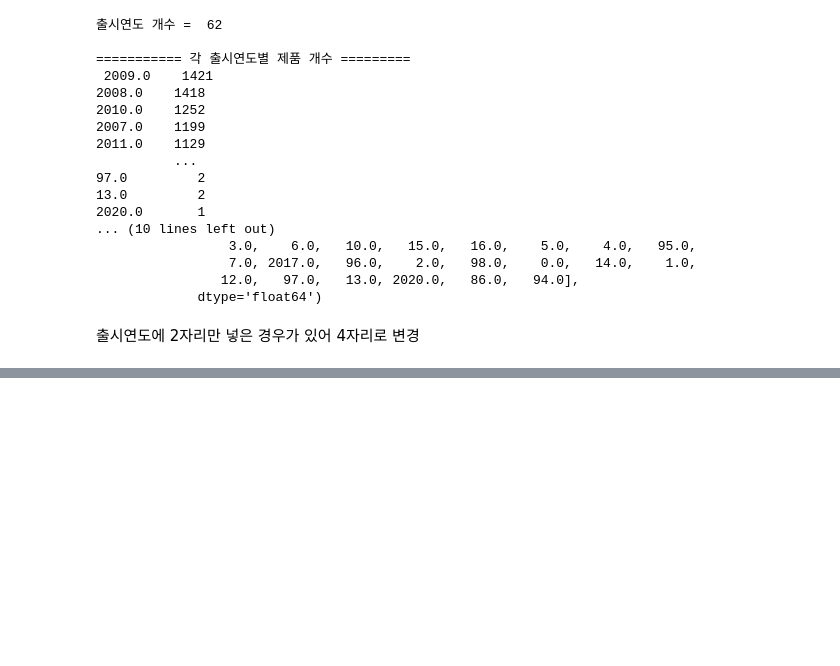
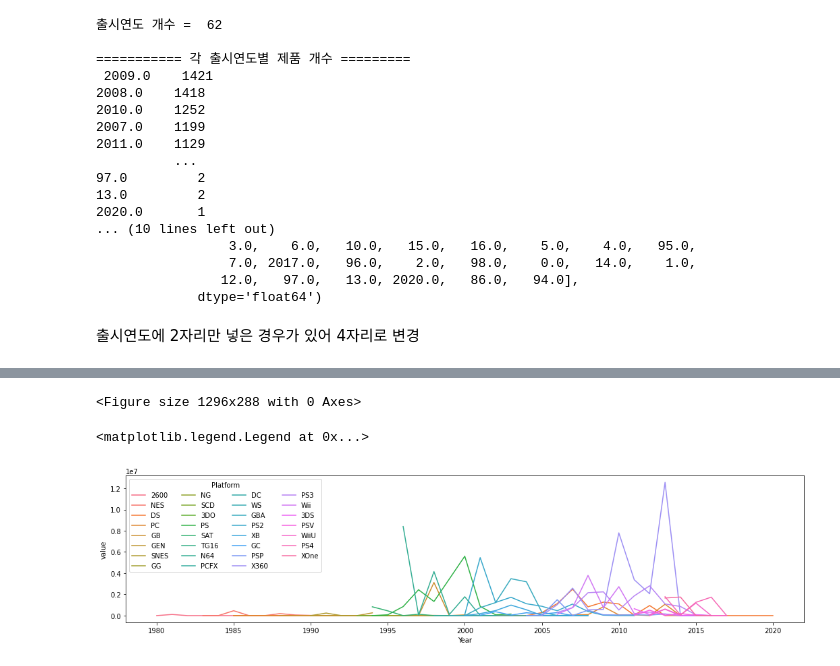
Before and after one commit to bhkwon89/Section1_project, a Jupyter notebook: Section1_Project.ipynb, the cells around one changed output, grey strips where cells are left out. Drawn from its saved outputs; the diff is of its cells as text; code cells hidden in the pictures; blank space fills up the shorter version.

```diff
--- a/Section1_Project.ipynb
+++ b/Section1_Project.ipynb
@@ -352,0 +490,11 @@ memory usage: 1.1+ MB
+# %%
+# mission 2. 연도별 게임의 트렌드가 있을까 라는 질문에 대답을 하셔야 합니다
+# 게임 트렌드를 플랫폼, 장르라 가정하고 진행.
+# 1.연도별 플랫폼 판매량
+# 2.연도별 장르 판매량
+
+df_yearplat = df.melt(id_vars = ['Year','Platform'], value_vars = ['NA_Sales',	'EU_Sales',	'JP_Sales',	'Other_Sales'])
+df_yearplat_tmp = df_yearplat.groupby([ 'Year','Platform']).sum().reset_index()
+
+df_yearplat_tmp
+#tmp_sum = df_tmp.groupby([ 'variable']).sum()
@@ -352,0 +515,11 @@ memory usage: 1.1+ MB
+# %%
+import seaborn as sns
+
+plt.figure(figsize=(18,4))
+ax = sns.lineplot(x = 'Year', y = 'value',hue = 'Platform',   data = df_yearplat_tmp)
+
+ax.legend(loc='upper left',ncol=4, title="Platform")
+# %% [output]
+<Figure size 1296x288 with 0 Axes>
+<matplotlib.legend.Legend at 0x...>
+[figure, added]
```
Also changed, not shown: parts of 20 cells of this notebook.
